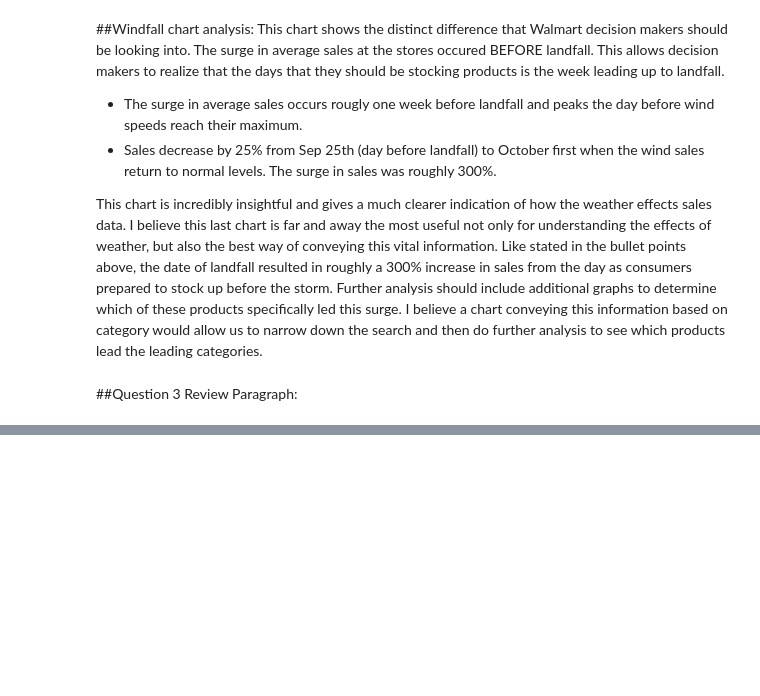
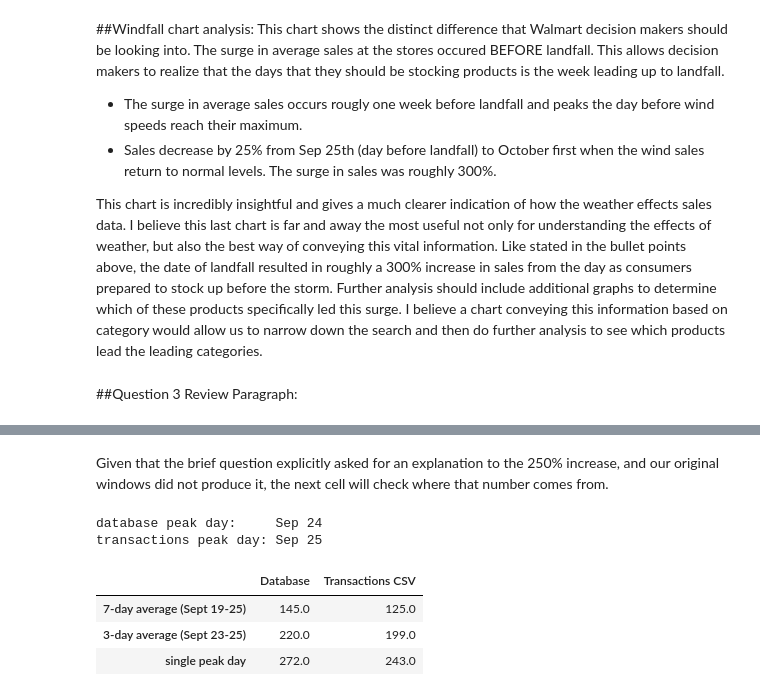
Before and after one commit to BenFreilichUVA/walmart-hurricane-project, a Jupyter notebook: notebooks/scratch/team_notebook.ipynb, the cells around one changed output, grey strips where cells are left out. Cells and saved outputs as stored; diff of their text form; code cells hidden in the pictures; blank space fills up the shorter version.

```diff
--- a/notebooks/scratch/team_notebook.ipynb
+++ b/notebooks/scratch/team_notebook.ipynb
@@ -1096,0 +1156,27 @@ This chart is incredibly insightful and gives a much clearer indication of how t
+# %% [markdown]
+Given that the brief question explicitly asked for an explanation to the 250% increase, and our original windows did not produce it, the next cell will check where that number comes from.
+# %%
+# Defining the function to measure the same surge three ways, to see which one produces something close to +250%
+def measures(series):
+    base = series.loc[BASELINE[0]:BASELINE[1]].mean()
+    return {
+        '7-day average (Sept 19-25)': (series.loc[SURGE[0]:SURGE[1]].mean() / base - 1) * 100,
+        '3-day average (Sept 23-25)': (series.loc['2024-09-23':'2024-09-25'].mean() / base - 1) * 100,
+        'single peak day':            (series.max() / base - 1) * 100,
+    }
+# Actually measuring the surges
+measure_check = pd.DataFrame({
+    'Database': measures(ent_db),
+    'Transactions CSV': measures(ent_tx),
+}).round(0)
+
+print('database peak day:    ', f'{ent_db.idxmax():%b %d}')
+print('transactions peak day:', f'{ent_tx.idxmax():%b %d}')
+measure_check
+# %% [output]
+database peak day:     Sep 24
+transactions peak day: Sep 25
+|  | Database | Transactions CSV |
+| 7-day average (Sept 19-25) | 145.0 | 125.0 |
+| 3-day average (Sept 23-25) | 220.0 | 199.0 |
+| single peak day | 272.0 | 243.0 |
```
Also changed, not shown: parts of 5 cells of this notebook.
